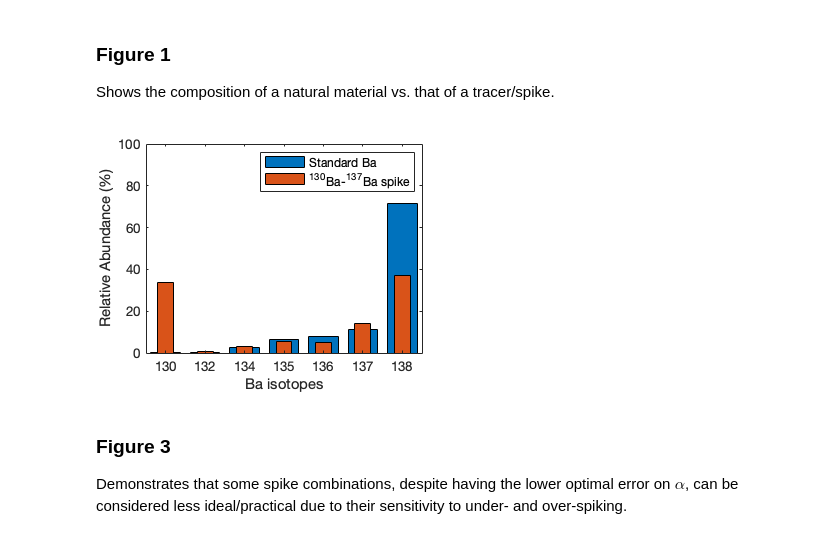
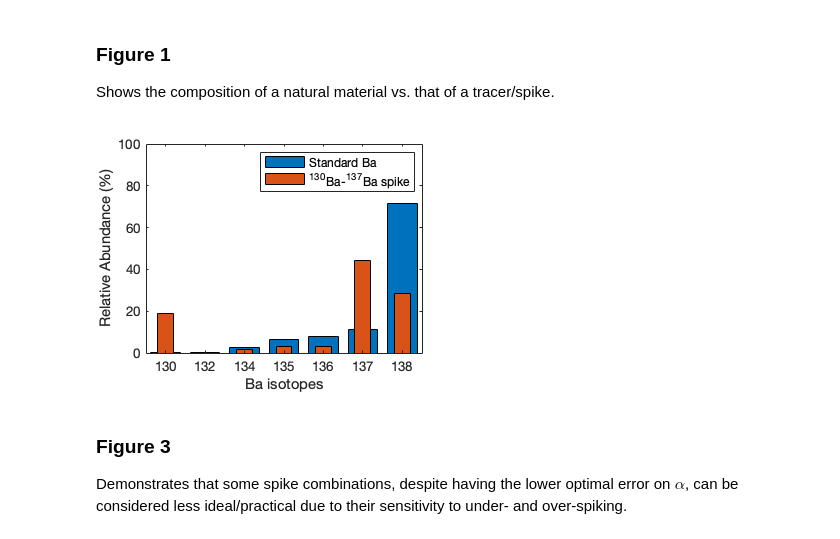
Before and after one commit to rcmarq/cosmo, a Jupyter notebook: docs/figures.ipynb, the cells around one changed output. Drawn from its saved outputs; the diff is of its cells as text; code cells hidden in the pictures.

Commit message:
Updated figures and demo for revision2

```diff
--- a/docs/figures.ipynb
+++ b/docs/figures.ipynb
@@ -19,28 +19,28 @@ Shows the composition of a natural material vs. that of a tracer/spike.
 # %%
 isotopes=ISODATA.Ba.isonum;
 standard=ISODATA.Ba.standard.*100;
 spike130=ISODATA.Ba.rawspike(1,:).*100;
 spike137=ISODATA.Ba.rawspike(6,:).*100;
-spike=(spike130.*0.9+spike137.*0.1);
+spike=(spike130.*0.5+spike137.*0.5);
 
 set(gca,'yscale','log')
 bar(categorical(isotopes),standard,0.75);
 hold on
 bar(categorical(isotopes),spike,0.4);
 lgd = legend('Standard Ba','^{130}Ba-^{137}Ba spike');
 ylim([0 100])
 xlabel('Ba isotopes')
 ylabel('Relative Abundance (%)')
 
 cd figures
 set(gcf, 'PaperUnits', 'inches');
 x_width=3.75 ;y_width=2.8;
 set(gcf, 'PaperPosition', [0 0 x_width y_width]);
 saveas(gcf,'fig1','epsc')
 
 cd ..
 # %% [output]
-[figure, old version]
+[figure, new version]
 # %% [markdown]
 ### Figure 3
 
```
Also changed, not shown: 1 other file.
